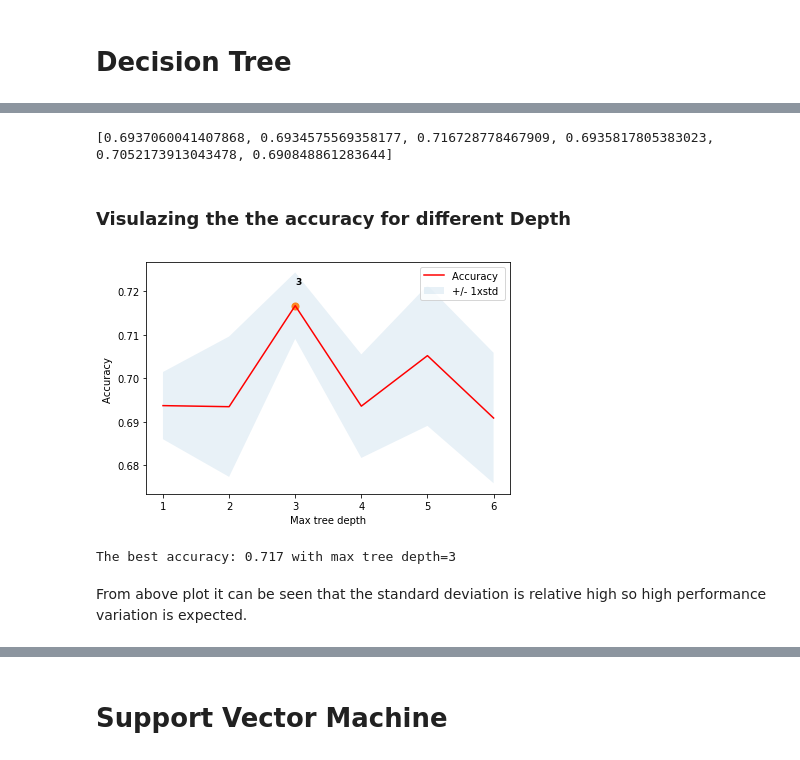
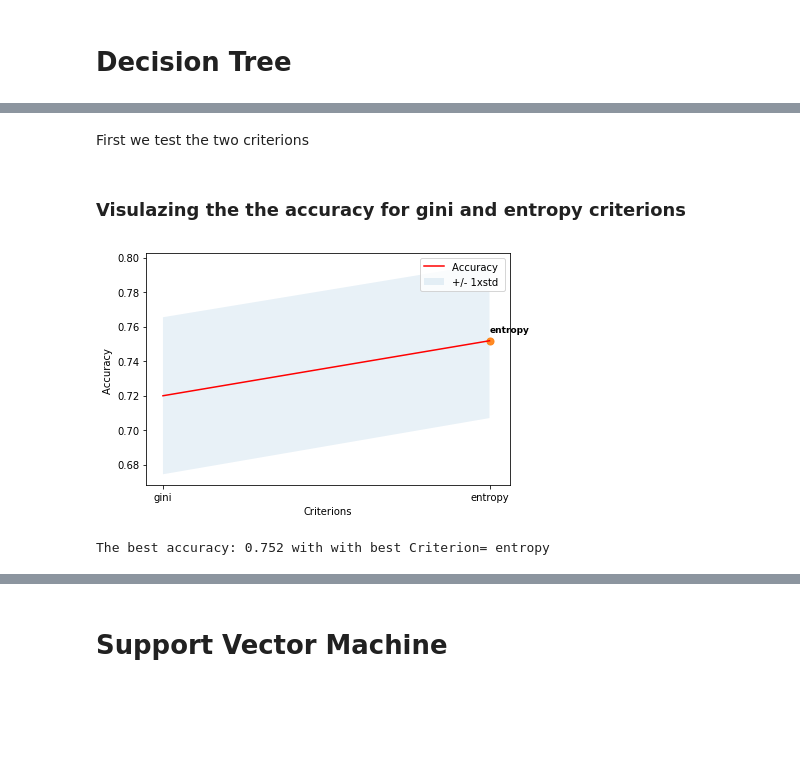
Before and after one commit to M-L-5000/Capstone-projects, a Jupyter notebook: Final project - Machine Learning with Python.ipynb, the cells around one changed output, grey strips where cells are left out. Drawn from its saved outputs; the diff is of its cells as text; code cells hidden in the pictures; blank space fills up the shorter version.

```diff
--- a/Final project - Machine Learning with Python.ipynb
+++ b/Final project - Machine Learning with Python.ipynb
@@ -251,0 +246,4 @@ array(['PAIDOFF', 'PAIDOFF', 'PAIDOFF', 'PAIDOFF', 'PAIDOFF'],
+# %%
+df['loan_status'].replace(to_replace=['COLLECTION','PAIDOFF'], value=[0,1],inplace=True)
+y = df['loan_status']
+y[0:5]
@@ -383,30 +368,27 @@ ModuleNotFoundError: No module named 'pydotplus'
+# %% [markdown]
+First we test the two criterions
 # %%
-Depth = 6 # sets the range of tree depth
-kfold = 5
+Criterions = ["gini", "entropy"] # the different types of criterions that are tested
+Depth = 2
 mean_cv_Tree = []
 std_cv_Tree = []
 Lx = list(range(1, Depth+1))
-for n in range(1,Depth+1):
+for Criterion in Criterions:
     #Train Model and Predict
-    clf =  DecisionTreeClassifier(criterion="entropy", splitter="random", max_depth = Depth)
+    clf =  DecisionTreeClassifier(criterion=Criterion, max_depth = Depth)
     scores = cross_val_score(clf,X, y, cv=cv)
     mean_cv_Tree.append(np.mean(scores))
     std_cv_Tree.append(sem(scores))
-print(mean_cv_Tree)
-# %% [output]
-[0.6937060041407868, 0.6934575569358177, 0.716728778467909, 0.6935817805383023, 0.7052173913043478, 0.690848861283644]
 # %% [markdown]
-### Visulazing the the accuracy for different Depth
+### Visulazing the the accuracy for gini and entropy criterions
 # %%
-Lx = list(range(1, Depth+1))
+Lx = Criterions
 Ly = mean_cv_Tree
 Lstd = std_cv_Tree
-x_label = 'Max tree depth'
+x_label = 'Criterions'
 y_label = 'Accuracy '
-Max, Index = plot_function(Lx,Ly,Lstd,x_label, y_label)
-print(("The best accuracy: {0:.3f} with max tree depth={1:.0f}").format(Max, Index))
+Max, Index = plot_function(Lx, Ly, Lstd, x_label, y_label)
+print(("The best accuracy: {0:.3f} with with best Criterion= " + str(Index)).format(Max))
 # %% [output]
-[figure, old version]
+[figure, new version]
-The best accuracy: 0.717 with max tree depth=3
+The best accuracy: 0.752 with with best Criterion= entropy
-# %% [markdown]
-From above plot it can be seen that the standard deviation is relative high so high performance variation is expected.
```
Also changed, not shown: parts of 68 cells of this notebook.
